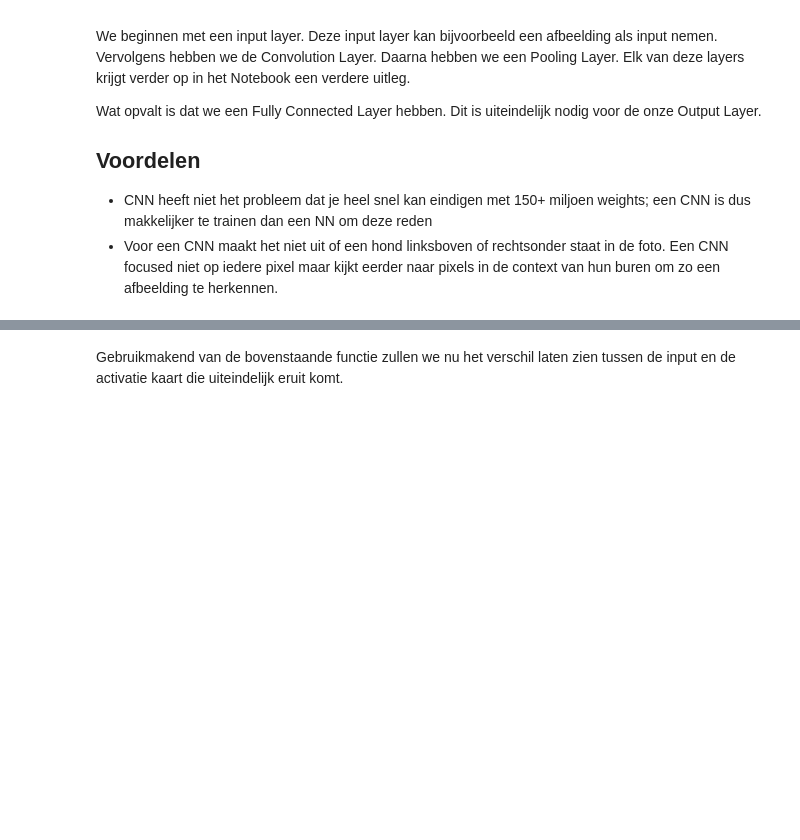
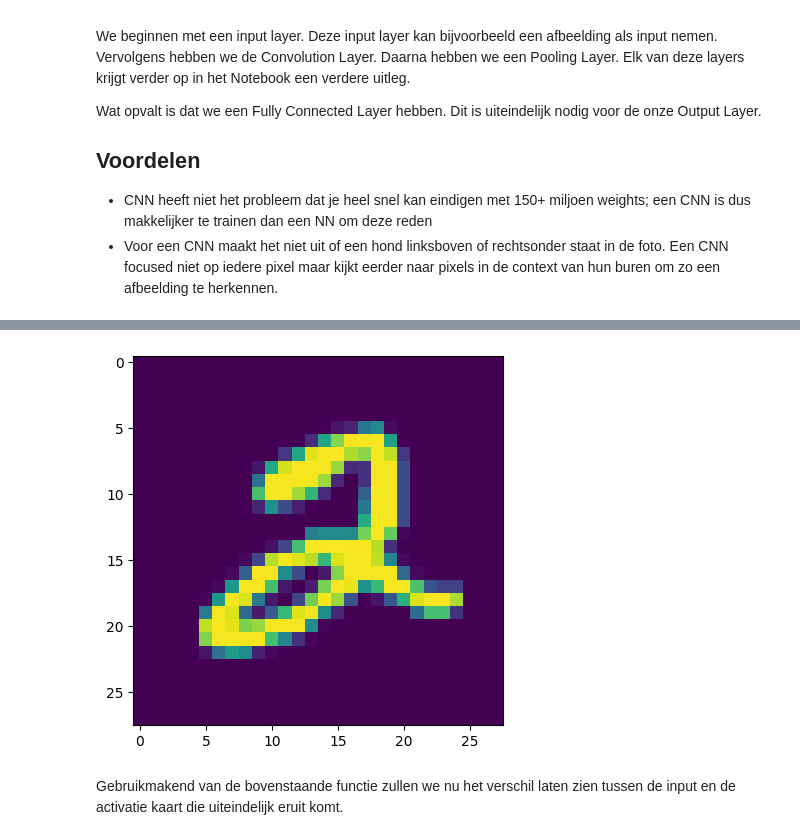
Before and after one commit to Br3ndaNE/Vision-2023, a Jupyter notebook: new/Module 6/2-CNN-layers_explained.ipynb, the cells around one changed output, grey strips where cells are left out. Saved outputs shown, nothing was run; the diff lists cells and outputs as text; code cells hidden in the pictures; blank space fills up the shorter version.

```diff
--- a/new/Module 6/2-CNN-layers_explained.ipynb
+++ b/new/Module 6/2-CNN-layers_explained.ipynb
@@ -48,9 +46,11 @@ Aangezien het filter over de hoogte en de breedte van de input heen glijdt en de
 
 Om te kijken wat nou het effect is van zo'n filter wordt er hieronder van jullie gevraagd om een functie te schrijven die een filter over een afbeelding 'convolved'.
 # %%
-X_train, y_train = load_train()
+(train_data, train_labels), (test_data, test_labels) = mnist.load_data()
 
 # TODO selecteer een cijfer uit de training set
-image_to_filter =
+image_to_filter = train_data[5]
 plt.imshow(image_to_filter)
 plt.show()
+# %% [output]
+[figure, added]
```
Also changed, not shown: parts of 16 cells of this notebook, 1 other file.
